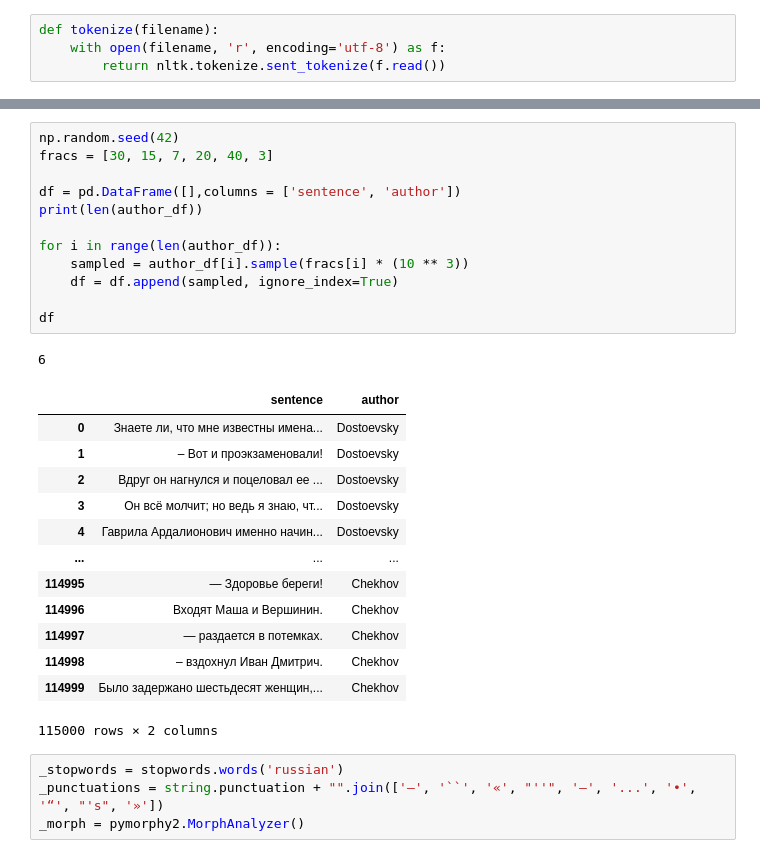
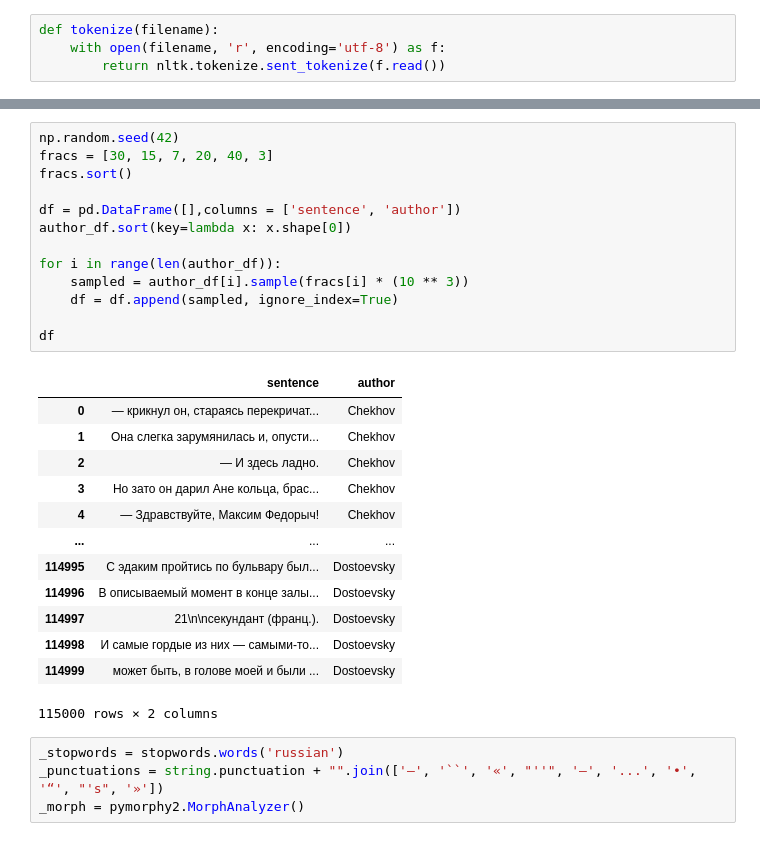
Before and after one commit to aamatevosyan/ml_se, a Jupyter notebook: hw/hw_3/HW3_v7.ipynb, the cells around one changed output, grey strips where cells are left out. Cells and saved outputs as stored; diff of their text form.

```diff
--- a/hw/hw_3/HW3_v7.ipynb
+++ b/hw/hw_3/HW3_v7.ipynb
@@ -431,30 +488,30 @@ df
 # %%
 np.random.seed(42)
 fracs = [30, 15, 7, 20, 40, 3]
+fracs.sort()
 
 df = pd.DataFrame([],columns = ['sentence', 'author'])
-print(len(author_df))
+author_df.sort(key=lambda x: x.shape[0])
 
 for i in range(len(author_df)):
     sampled = author_df[i].sample(fracs[i] * (10 ** 3))
     df = df.append(sampled, ignore_index=True)
 
 df
 # %% [output]
+|  | sentence | author |
+| 0 | — крикнул он, стараясь перекричат... | Chekhov |
+| 1 | Она слегка зарумянилась и, опусти... | Chekhov |
+| 2 | — И здесь ладно. | Chekhov |
+| 3 | Но зато он дарил Ане кольца, брас... | Chekhov |
+| 4 | — Здравствуйте, Максим Федорыч! | Chekhov |
+| ... | ... | ... |
+| 114995 | С эдаким пройтись по бульвару был... | Dostoevsky |
+| 114996 | В описываемый момент в конце залы... | Dostoevsky |
+| 114997 | 21\n\nсекундант (франц.). | Dostoevsky |
+| 114998 | И самые гордые из них — самыми-то... | Dostoevsky |
+| 114999 | может быть, в голове моей и были ... | Dostoevsky |
-6
+115000 rows × 2 columns
-|  | sentence | author |
-| 0 | Знаете ли, что мне известны имена... | Dostoevsky |
-| 1 | – Вот и проэкзаменовали! | Dostoevsky |
-| 2 | Вдруг он нагнулся и поцеловал ее ... | Dostoevsky |
-| 3 | Он всё молчит; но ведь я знаю, чт... | Dostoevsky |
-| 4 | Гаврила Ардалионович именно начин... | Dostoevsky |
-| ... | ... | ... |
-| 114995 | — Здоровье береги! | Chekhov |
-| 114996 | Входят Маша и Вершинин. | Chekhov |
-| 114997 | — раздается в потемках. | Chekhov |
-| 114998 | – вздохнул Иван Дмитрич. | Chekhov |
-| 114999 | Было задержано шестьдесят женщин,... | Chekhov |
-115000 rows × 2 columns
 # %%
 _stopwords = stopwords.words('russian')
 _punctuations = string.punctuation + "".join(['—', '``', '«', "''", '–', '...', '•', '“', "'s", '»'])
```
Also changed, not shown: parts of 27 cells of this notebook, 2 other files.
